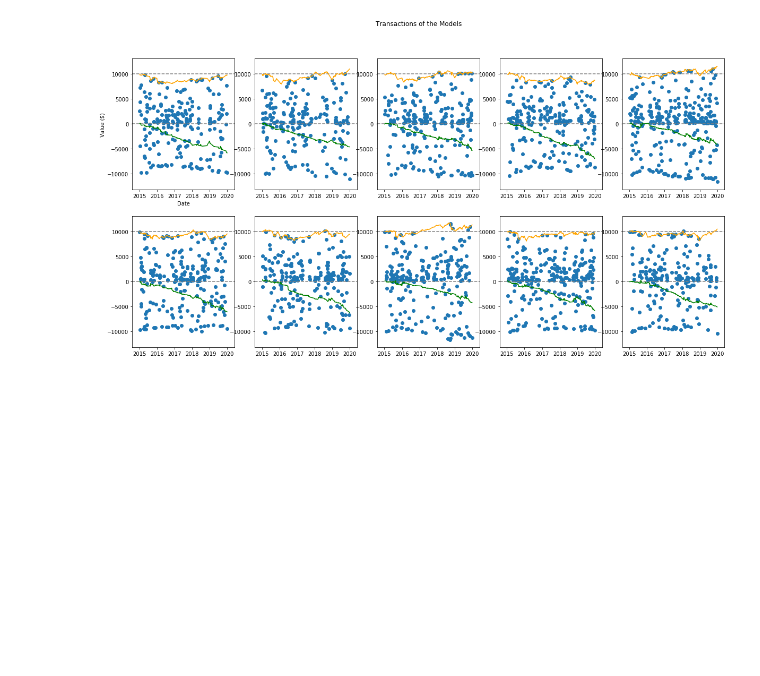
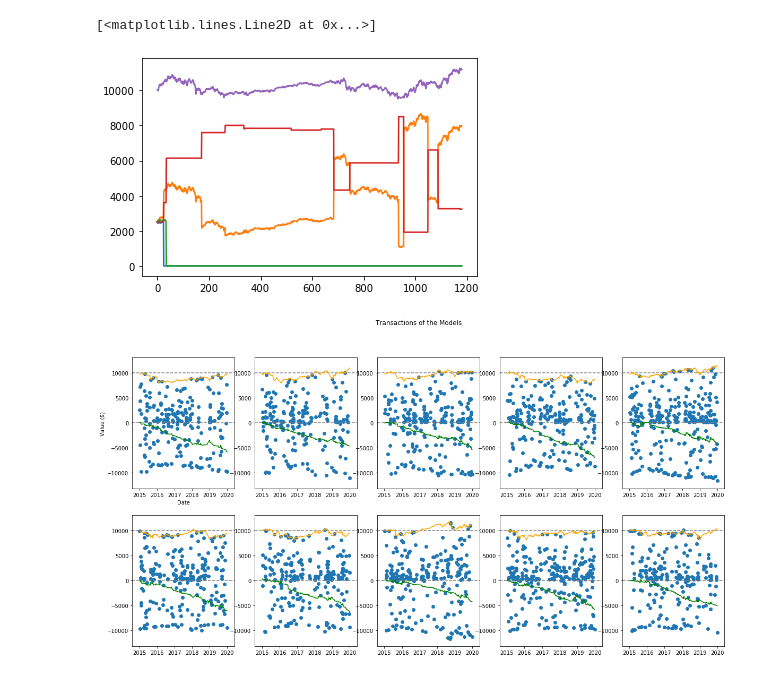
Before and after one commit to lzcaisg/reinforcement_trader, a Jupyter notebook: from github/Stock-Trading-Environment/Get Details (v100).ipynb, the cells around one changed output. Saved outputs shown, nothing was run; the diff lists cells and outputs as text; code cells hidden in the pictures; blank space fills up the shorter version.

```diff
--- a/from github/Stock-Trading-Environment/Get Details (v100).ipynb
+++ b/from github/Stock-Trading-Environment/Get Details (v100).ipynb
@@ -31,3 +18,10 @@ plt.plot(df['net_worth'])
+# %%
+for i in range(4):
+    plt.plot([tmp[i] for tmp in df['inventory']])
+plt.plot(df['net_worth'])
+# %% [output]
+[<matplotlib.lines.Line2D at 0x...>]
+[figure, added]
 # %%
 DIR = "./output/15/0"
 plt.figure(figsize=(20,10))
```
Also changed, not shown: parts of 3 cells of this notebook, 46 other files.
